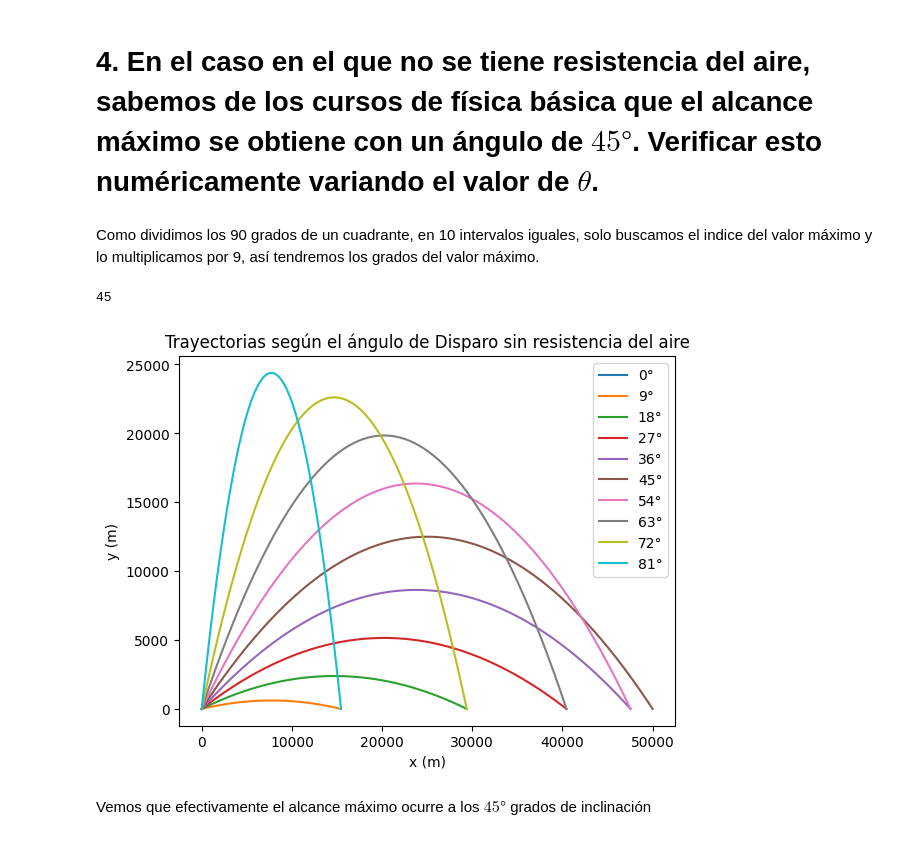
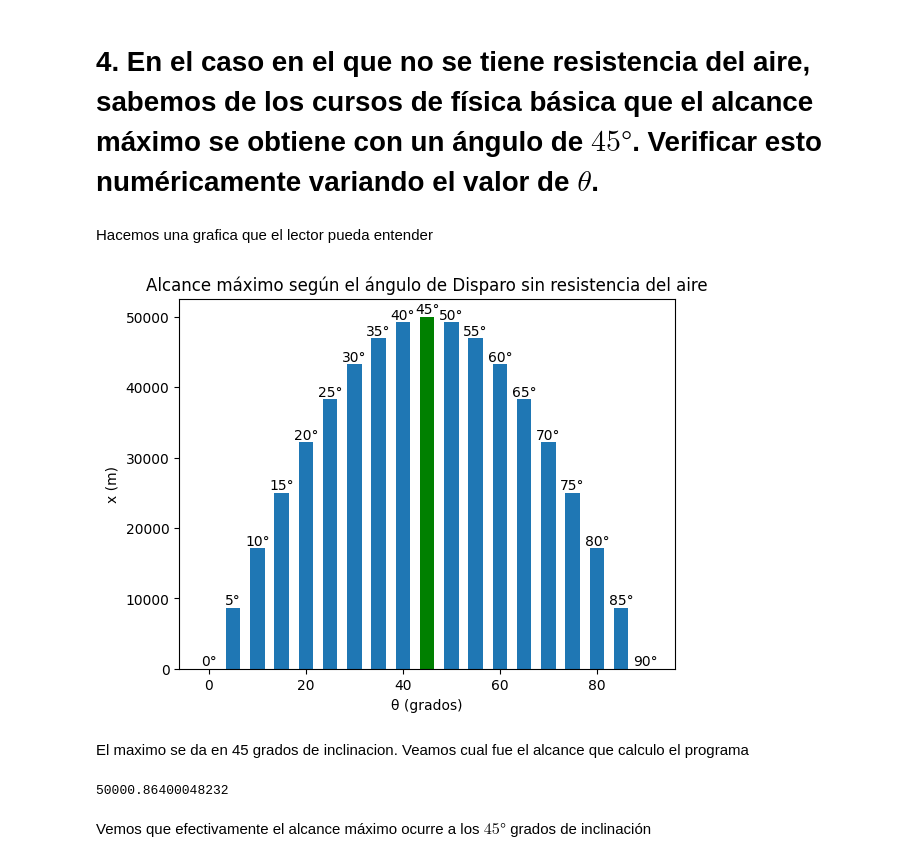
Before and after one commit to Alejandroe0/Computacional, a Jupyter notebook: MétodoDeEuler.ipynb, the cells around one changed output. Cells and saved outputs as stored; diff of their text form; code cells hidden in the pictures.

```diff
--- a/MétodoDeEuler.ipynb
+++ b/MétodoDeEuler.ipynb
@@ -134,32 +135,44 @@ Veamos que la resistencia del aire, tal como se esperaba, reduce la trayectoria
 #La variable de alcances maximos
 alcance_max=[]
 #Lista donde se almacenan los resultados para graficar trayectorias
-trayec_max=[]
+angulos=[]
 #Ciclo for que itera los grados
-for i in range(0,90,9):
+for i in range(0,91,5):
   #Calcula los alcances
   sol_sin_resistencia_max = proyectil2(0, 9.8, 700, np.pi*i/180, 1000000, 0.001)
   #Agrego a la lista el alcance maximo
   alcance_max.append(sol_sin_resistencia_max[0][-1])
-  #Agrego a la lista la trayectoria
-  trayec_max.append([sol_sin_resistencia_max[0],sol_sin_resistencia_max[1]])
+  #Agrego a los angulos a la lista
+  angulos.append(i)
-# %% [markdown]
-Como dividimos los 90 grados de un cuadrante, en 10 intervalos iguales, solo buscamos el indice del valor máximo y lo multiplicamos por 9, así tendremos los grados del valor máximo.
-# %%
-alcance_max.index(max(alcance_max))*9
-# %% [output]
-45
-# %%
-#Grficamos las trayectorias almacendas
-for i in range(len(trayec_max)):
-  plt.plot(trayec_max[i][0],trayec_max[i][1],label=str(i*9)+'°')
-plt.xlabel('x (m)')
-plt.ylabel('y (m)')
-plt.title('Trayectorias según el ángulo de Disparo sin resistencia del aire')
-plt.legend()
-plt.show()
-# %% [output]
-[figure, removed]
+# %% [markdown]
+Hacemos una grafica que el lector pueda entender
+# %%
+# Identificar el valor máximo
+max_valor = max(alcance_max)
+
+# Crear las barras, asignando colores
+colores = ['C0' if valor < max_valor else 'green' for valor in alcance_max]
+
+#Graficamos el alcance maximo segun el angulo
+barras=plt.bar(angulos,alcance_max,width=3,color=colores)
+
+# Añadir los valores encima de cada barra
+for barra, angulo in zip(barras, angulos):
+    yval = barra.get_height()
+    plt.text(barra.get_x() + barra.get_width()/2, yval + 1, str(angulo)+'°', ha='center', va='bottom')
+
+plt.xlabel('θ (grados)')
+plt.ylabel('x (m)')
+plt.title('Alcance máximo según el ángulo de Disparo sin resistencia del aire')
+plt.show()
+# %% [output]
+[figure, added]
+# %% [markdown]
+El maximo se da en 45 grados de inclinacion. Veamos cual fue el alcance que calculo el programa
+# %%
+max(alcance_max)
+# %% [output]
+50000.86400048232
 # %% [markdown]
 Vemos que efectivamente el alcance máximo ocurre a los $45°$ grados de inclinación
 # %% [markdown]
```
Also changed, not shown: parts of 4 cells of this notebook.
